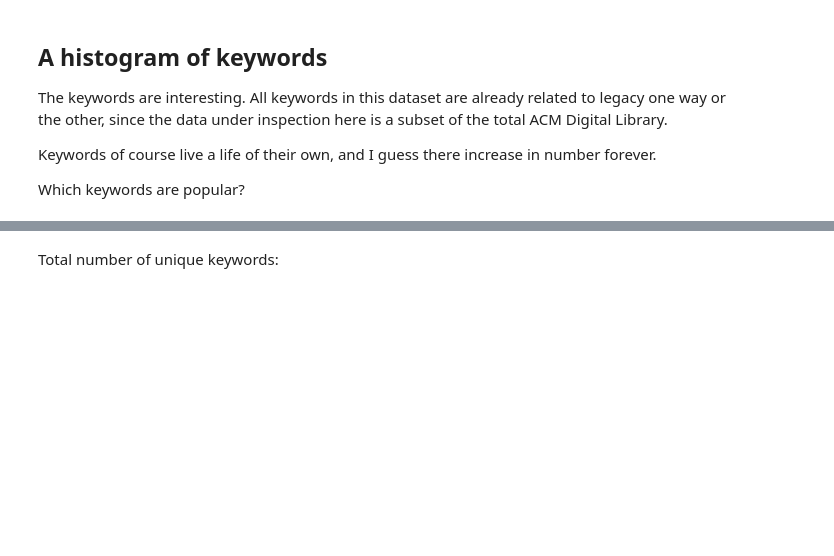
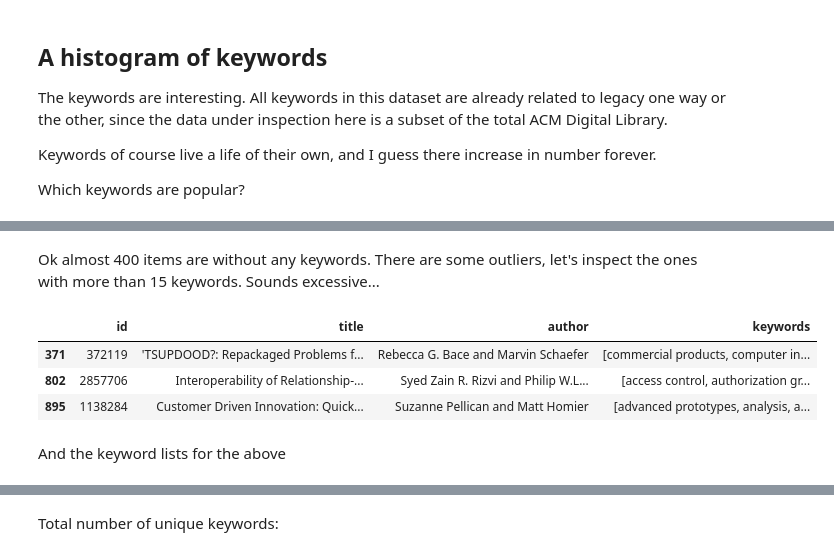
Before and after one commit to xmacex/legacySoftwareACMDLexploration, a Jupyter notebook: ACM DL bibliometry of legacy.ipynb, the cells around one changed output, grey strips where cells are left out. Drawn from its saved outputs; the diff is of its cells as text; code cells hidden in the pictures; blank space fills up the shorter version.

```diff
--- a/ACM DL bibliometry of legacy.ipynb
+++ b/ACM DL bibliometry of legacy.ipynb
@@ -247,0 +287,11 @@ for kws in legacybib.keywords:
+# %% [markdown]
+Ok almost 400 items are without any keywords. There are some outliers, let's inspect the ones with more than 15 keywords. Sounds excessive...
+# %%
+legacybib[legacybib.keywords.map(lambda kws: len(kws)) > 15][["id", "title", "author", "keywords"]]
+# %% [output]
+|  | id | title | author | keywords |
+| 371 | 372119 | 'TSUPDOOD?: Repackaged Problems f... | Rebecca G. Bace and Marvin Schaefer | [commercial products, computer in... |
+| 802 | 2857706 | Interoperability of Relationship-... | Syed Zain R. Rizvi and Philip W.L... | [access control, authorization gr... |
+| 895 | 1138284 | Customer Driven Innovation: Quick... | Suzanne Pellican and Matt Homier | [advanced prototypes, analysis, a... |
+# %% [markdown]
+And the keyword lists for the above
```
Also changed, not shown: parts of 12 cells of this notebook.
